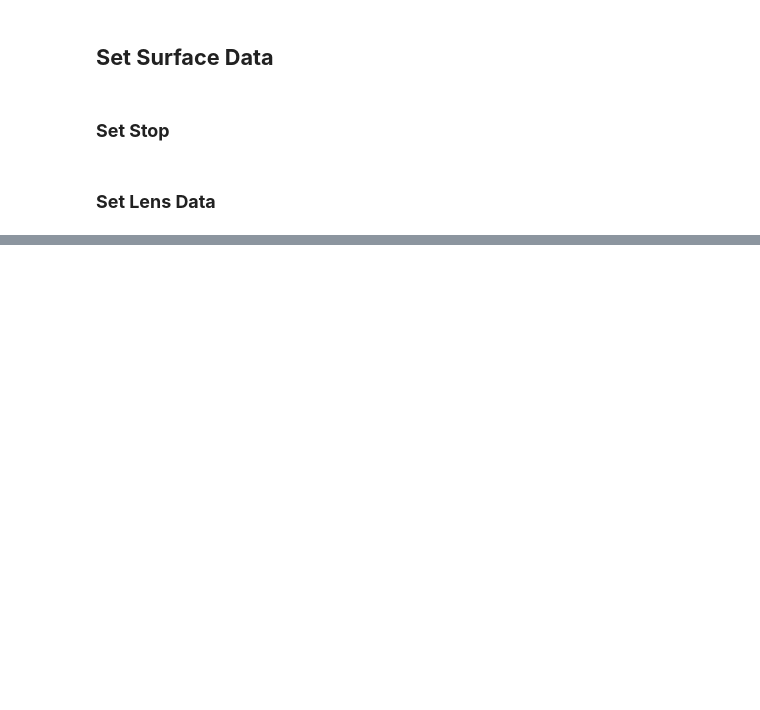
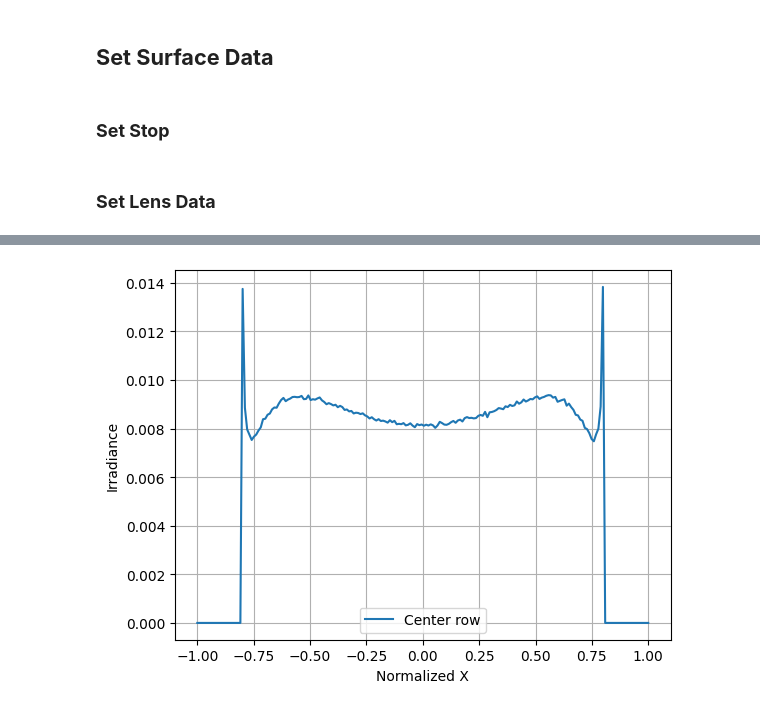
Before and after one commit to Xiong-Ziyi/Master-Thesis, a Jupyter notebook: Beam_shaper/ZOS_Galilean_Beam_Shaper.ipynb, the cells around one changed output, grey strips where cells are left out. Saved outputs shown, nothing was run; the diff lists cells and outputs as text; code cells hidden in the pictures; blank space fills up the shorter version.

```diff
--- a/Beam_shaper/ZOS_Galilean_Beam_Shaper.ipynb
+++ b/Beam_shaper/ZOS_Galilean_Beam_Shaper.ipynb
@@ -141,0 +367,13 @@ Surface[5].Thickness = 10
+# %%
+# Cross section through the center
+mid = side // 2
+x = np.linspace(-1, 1, side)
+plt.figure()
+plt.plot(x, img[mid, :], label="Center row")
+plt.xlabel("Normalized X")
+plt.ylabel("Irradiance")
+plt.grid()
+plt.legend()
+plt.show()
+# %% [output]
+[figure, added]
```
Also changed, not shown: parts of 35 cells of this notebook, 32 other files.
